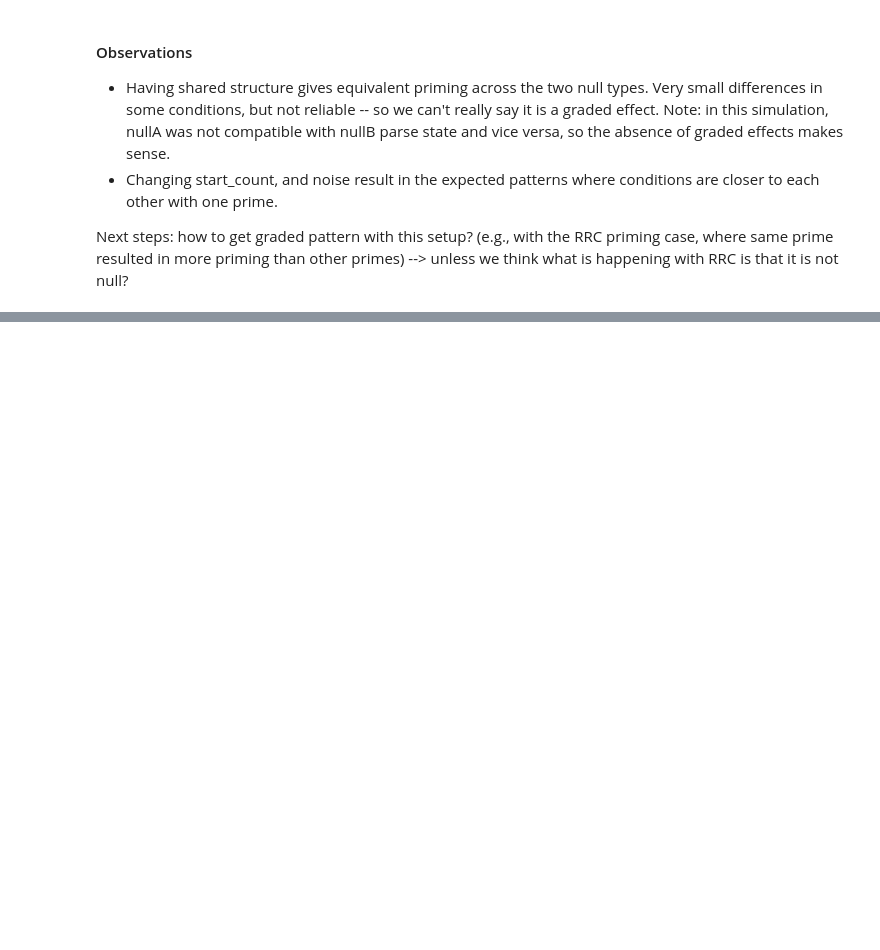
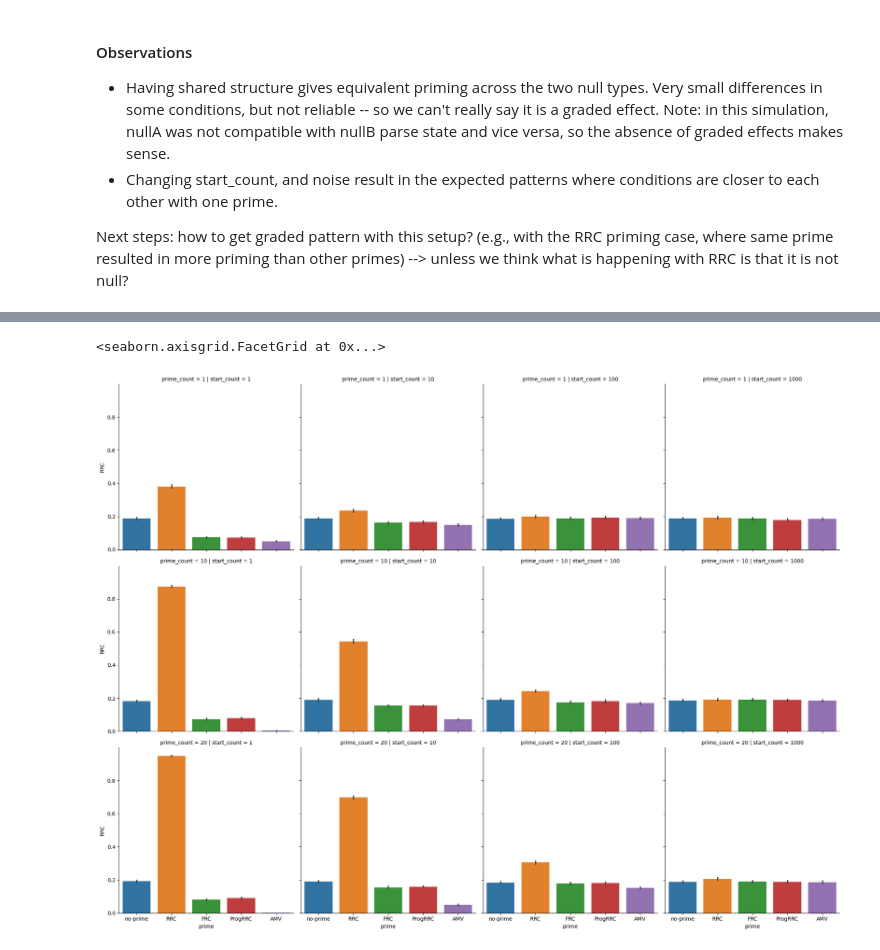
Before and after one commit to grushaprasad/spawn, a Jupyter notebook: simulations/cross_structure_null.ipynb, the cells around one changed output, grey strips where cells are left out. Saved outputs shown, nothing was run; the diff lists cells and outputs as text; code cells hidden in the pictures; blank space fills up the shorter version.

```diff
--- a/simulations/cross_structure_null.ipynb
+++ b/simulations/cross_structure_null.ipynb
@@ -482,0 +489,34 @@ Next steps: how to get graded pattern with this setup? (e.g., with the RRC primi
+# %%
+def predict(counts:dict, valid_states:list, noise_sd=1) -> str:
+    found_valid = False
+    poss_tags = list(counts.keys())
+
+    while not found_valid:
+        ## initialize with base-level activation
+        # NOTE: log transform just to get on right scale. Should be modified by actual activation
+        eps = 0.0001
+        act_dict = {tag: math.log(counts[tag] + eps) for tag in poss_tags}
+
+        ## add in noise
+        for tag in act_dict:
+            act_dict[tag] += np.random.normal(0, noise_sd)
+
+        ## Pick tag with max activation
+        pred = max(act_dict, key=lambda key:act_dict[key])
+
+        combined = can_combine3(valid_states, pred)
+
+        if combined:
+            found_valid = True
+        else: ## invalid tag with parse state
+            poss_tags.remove(pred)
+
+    return pred
+
+def can_combine3(valid_states, pred):
+    """
+    Dummy function. Should actually use ccg combine and partial states in full implementation
+    """
+    for state in valid_states:
+        if pred in state: return True
+    return False
@@ -482,0 +622,11 @@ Next steps: how to get graded pattern with this setup? (e.g., with the RRC primi
+# %%
+sns.catplot(data=pred_df3,
+            x="prime",
+            y="RRC",
+            hue = "prime",
+            kind="bar",
+            row="prime_count",
+            col="start_count")
+# %% [output]
+<seaborn.axisgrid.FacetGrid at 0x...>
+[figure, added]
```
Also changed, not shown: parts of 9 cells of this notebook.
